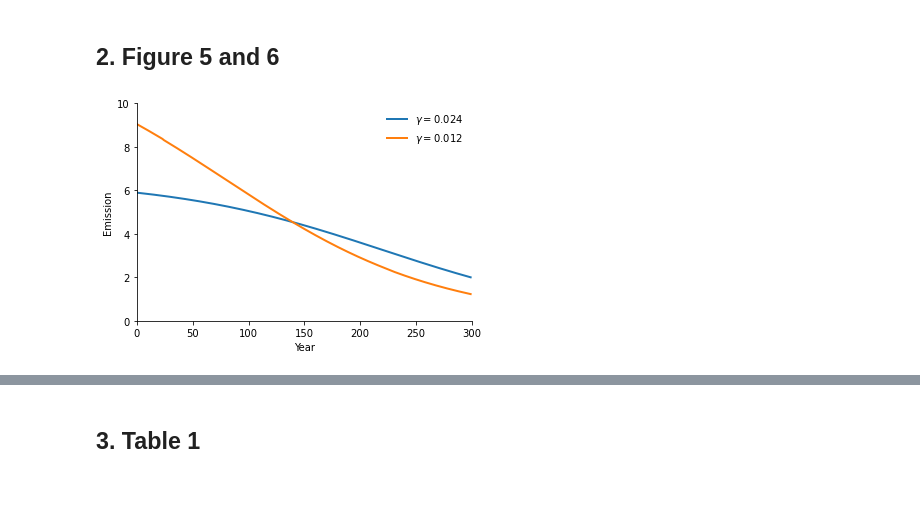
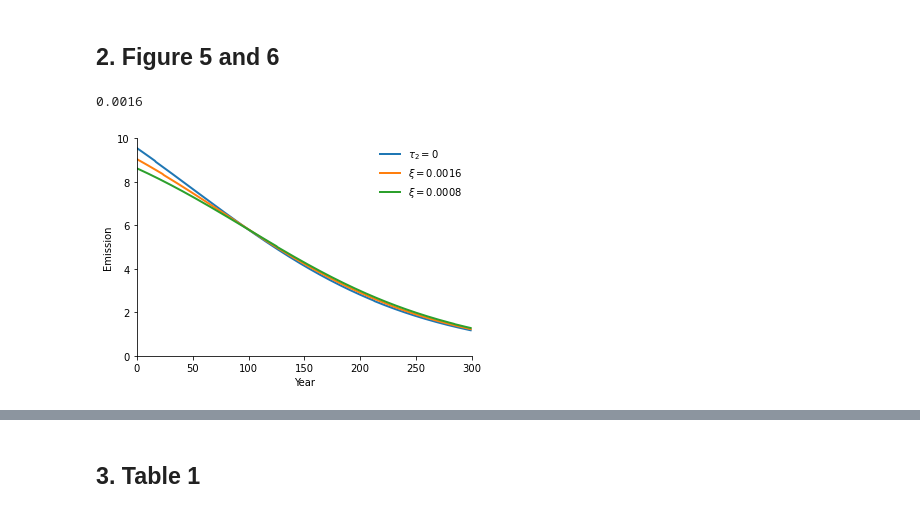
Before and after one commit to lphansen/ClimateUncertaintySpillover, a Jupyter notebook: notebook/paper_plots.ipynb, the cells around one changed output, grey strips where cells are left out. Saved outputs shown, nothing was run; the diff lists cells and outputs as text; code cells hidden in the pictures.

```diff
--- a/notebook/paper_plots.ipynb
+++ b/notebook/paper_plots.ipynb
@@ -178,15 +178,20 @@ h_hat_implied_high_05x = Et_high_05x*(median*γ_high)*σ_n/(ξ*0.5)
 
 # fig.write_image("emission_300years.pdf")
 # fig.show()
+# %%
+ξ
+# %% [output]
+0.0016
 # %%
-plt.plot(Et_high_1x, linewidth=2, label=r'$\gamma=0.024$')
-plt.plot(Et_low_1x, linewidth=2, label=r'$\gamma=0.012$')
+plt.plot(Et_low, linewidth=2, label=r'$\tau_2=0$')
+plt.plot(Et_low_1x, linewidth=2, label=r'$\xi=0.0016$')
+plt.plot(Et_low_05x, linewidth=2, label=r'$\xi=0.0008$')
 plt.xlim(0,T)
 plt.ylim(0,10)
 plt.xlabel('Year')
 plt.ylabel('Emission')
 plt.legend(frameon=False)
-plt.savefig('emission_300years.png', dpi = 1200)
+plt.savefig('emission_low_damage.png', dpi = 1200)
 plt.show()
 # %% [output]
-[figure, old version]
+[figure, new version]
```
Also changed, not shown: parts of 7 cells of this notebook, 10 other files.
